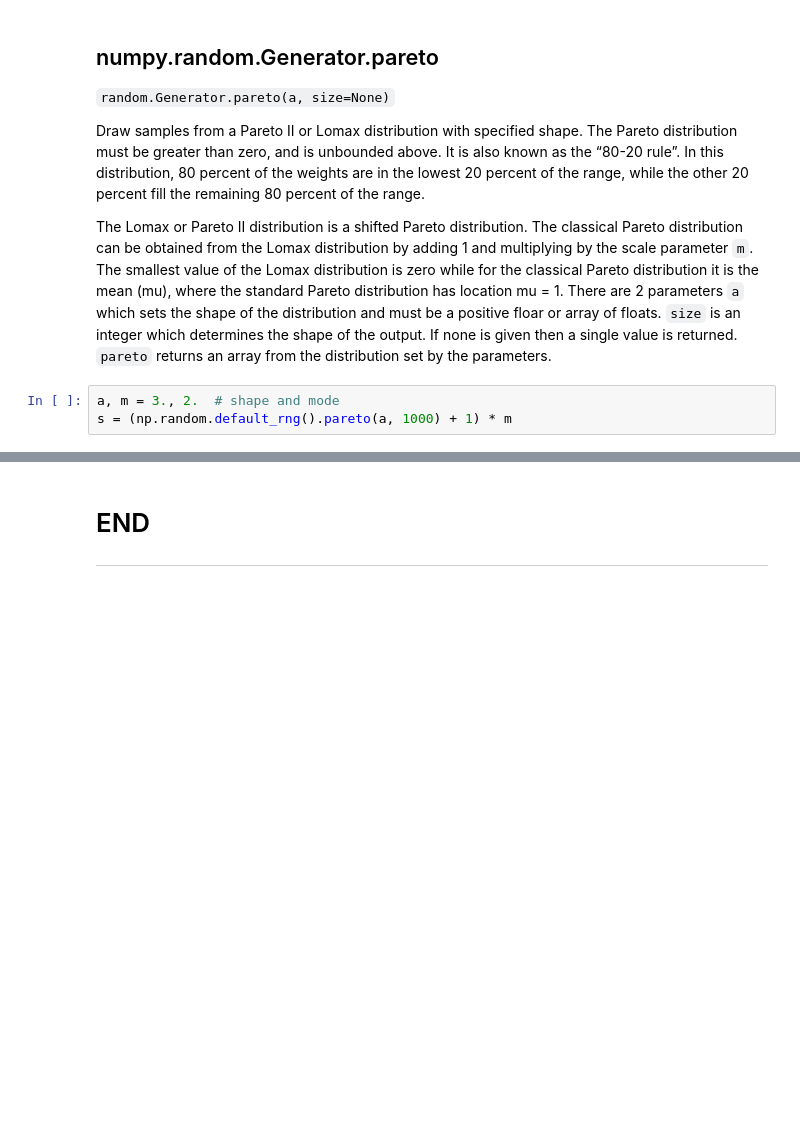
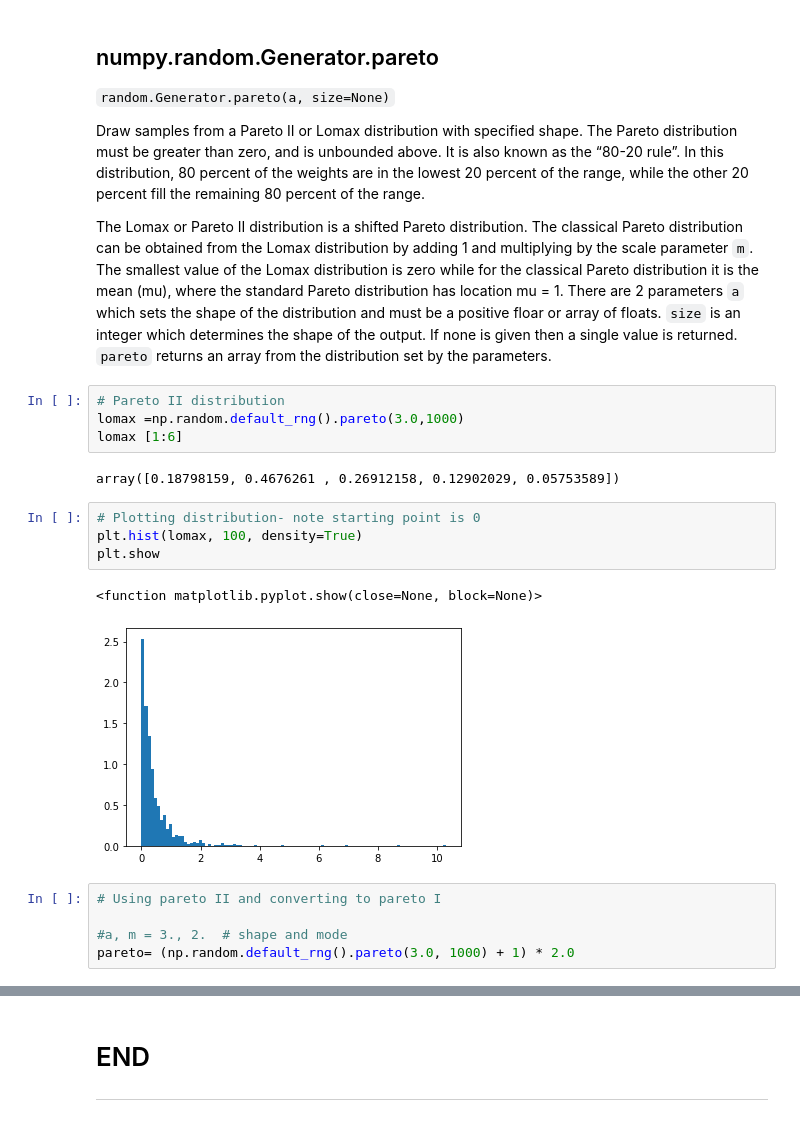
Before and after one commit to kaob1991/Programming-DA-project-2, a Jupyter notebook: Numpy-project.ipynb, the cells around one changed output, grey strips where cells are left out. Drawn from its saved outputs; the diff is of its cells as text; blank space fills up the shorter version.

````diff
--- a/Numpy-project.ipynb
+++ b/Numpy-project.ipynb
@@ -943,7 +923,22 @@ On a chart, the Pareto distribution is represented by a slowly declining tail, a
 Draw samples from a Pareto II or Lomax distribution with specified shape. The Pareto distribution must be greater than zero, and is unbounded above. It is also known as the “80-20 rule”. In this distribution, 80 percent of the weights are in the lowest 20 percent of the range, while the other 20 percent fill the remaining 80 percent of the range.
 
 The Lomax or Pareto II distribution is a shifted Pareto distribution. The classical Pareto distribution can be obtained from the Lomax distribution by adding 1 and multiplying by the scale parameter ```m```. The smallest value of the Lomax distribution is zero while for the classical Pareto distribution it is the mean (mu), where the standard Pareto distribution has location mu = 1. There are 2 parameters ```a``` which sets the shape of the distribution and must be a positive floar or array of floats. ```size``` is an integer which determines the shape of the output. If none is given then a single value is returned. ```pareto``` returns an array from the distribution set by the parameters.
+# %%
+# Pareto II distribution
+lomax =np.random.default_rng().pareto(3.0,1000)
+lomax [1:6]
+# %% [output]
+array([0.18798159, 0.4676261 , 0.26912158, 0.12902029, 0.05753589])
+# %%
+# Plotting distribution- note starting point is 0
+plt.hist(lomax, 100, density=True)
+plt.show
+# %% [output]
+<function matplotlib.pyplot.show(close=None, block=None)>
+[figure, added]
 # %%
-a, m = 3., 2.  # shape and mode
-s = (np.random.default_rng().pareto(a, 1000) + 1) * m
+# Using pareto II and converting to pareto I
+
+#a, m = 3., 2.  # shape and mode
+pareto= (np.random.default_rng().pareto(3.0, 1000) + 1) * 2.0
 # %%
````
Also changed, not shown: parts of 46 cells of this notebook.
